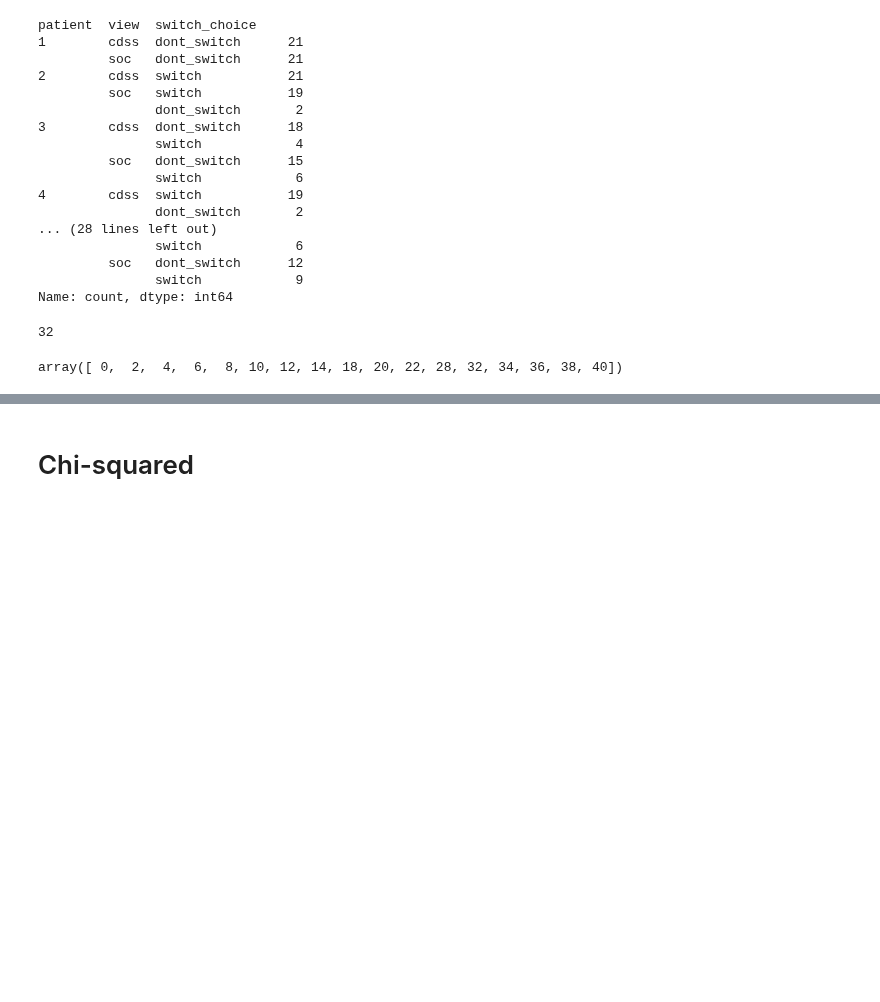
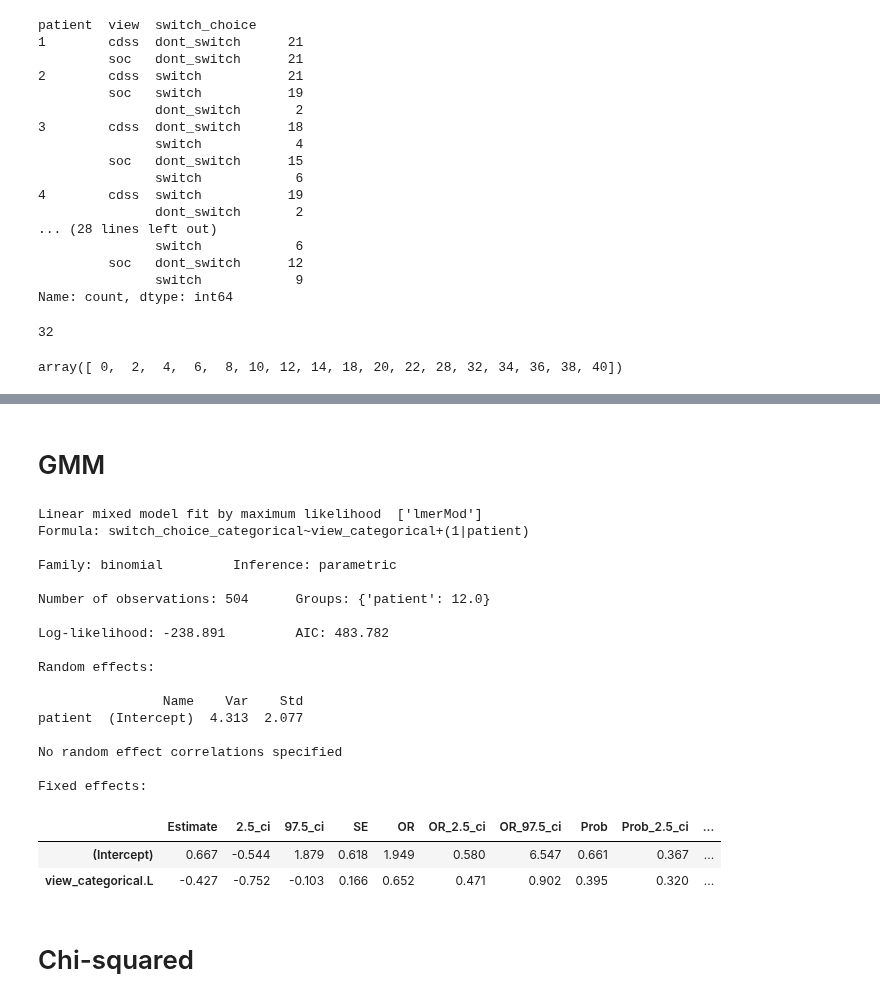
Before and after one commit to WilliamBolton/cdss_demo, a Jupyter notebook: cdss_1/cdss_1/analysis/decision_analysis.ipynb, the cells around one changed output, grey strips where cells are left out. Drawn from its saved outputs; the diff is of its cells as text; code cells hidden in the pictures; blank space fills up the shorter version.

```diff
--- a/cdss_1/cdss_1/analysis/decision_analysis.ipynb
+++ b/cdss_1/cdss_1/analysis/decision_analysis.ipynb
@@ -274,3 +329,33 @@ array([ 0,  2,  4,  6,  8, 10, 12, 14, 18, 20, 22, 28, 32, 34, 36, 38, 40])
+# %% [markdown]
+# GMM
+# %%
+from pymer4.models import Lmer
+
+# Ensure your 'decision' is binary (0/1) and 'vignette' indicates the grouping variable.
+model = Lmer('switch_choice_categorical ~ view_categorical + (1|patient)', data=all_choices, family='binomial')
+model.fit()
+#print(model.summary())
+# %% [output]
+Linear mixed model fit by maximum likelihood  ['lmerMod']
+Formula: switch_choice_categorical~view_categorical+(1|patient)
+
+Family: binomial         Inference: parametric
+
+Number of observations: 504      Groups: {'patient': 12.0}
+
+Log-likelihood: -238.891         AIC: 483.782
+
+Random effects:
+
+                Name    Var    Std
+patient  (Intercept)  4.313  2.077
+
+No random effect correlations specified
+
+Fixed effects:
+|  | Estimate | 2.5_ci | 97.5_ci | SE | OR | OR_2.5_ci | OR_97.5_ci | Prob | Prob_2.5_ci | ... |
+| (Intercept) | 0.667 | -0.544 | 1.879 | 0.618 | 1.949 | 0.580 | 6.547 | 0.661 | 0.367 | ... |
+| view_categorical.L | -0.427 | -0.752 | -0.103 | 0.166 | 0.652 | 0.471 | 0.902 | 0.395 | 0.320 | ... |
 # %% [markdown]
 # Chi-squared
 # %%
```
Also changed, not shown: parts of 27 cells of this notebook, 2 other files.
